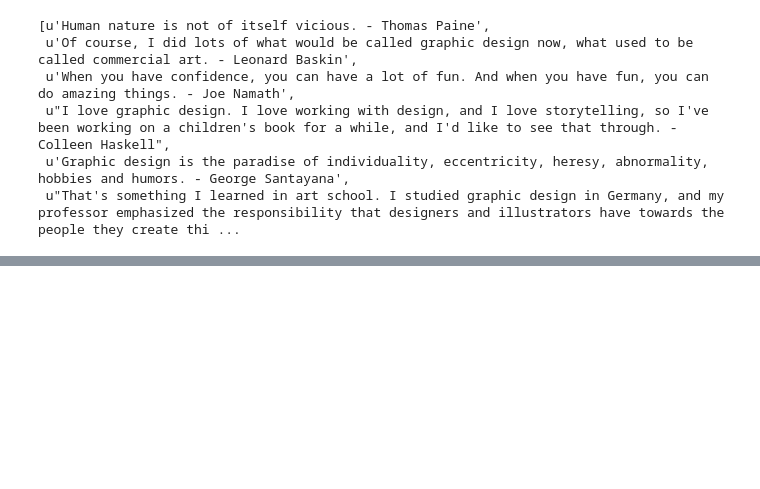
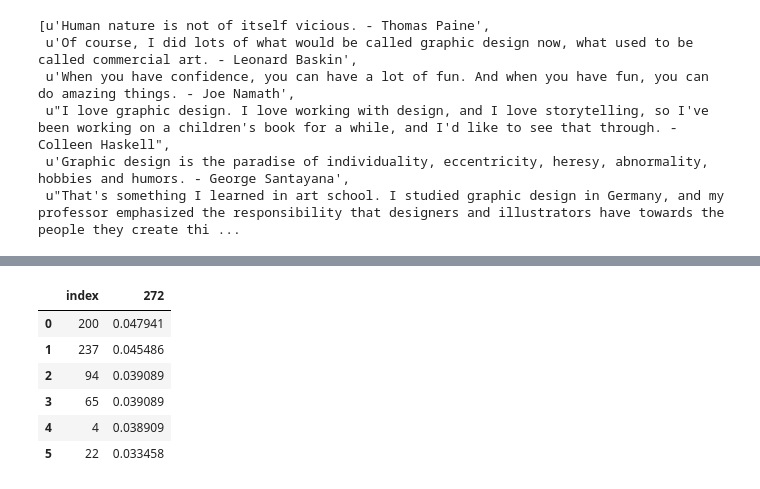
Before and after one commit to kanishkamisra/captionThis, a Jupyter notebook: Just Research.ipynb, the cells around one changed output, grey strips where cells are left out. Saved outputs shown, nothing was run; the diff lists cells and outputs as text; code cells hidden in the pictures; blank space fills up the shorter version.

```diff
--- a/Just Research.ipynb
+++ b/Just Research.ipynb
@@ -264,0 +339,4 @@ Get ready...
+# %%
+urls = urlize(tags)
+# %%
+quotes = pd.DataFrame({'Quote': captionize.get_quotes(urls)['Quote']})
@@ -264,0 +363,15 @@ Get ready...
+# %%
+tag_phrase = captionize.tagPhrase(tags)
+phrases = quotes.append(pd.DataFrame({'Quote' : [tag_phrase]})).reset_index(drop=True)
+# %%
+matrix = similarity_matrix(phrases['Quote'])
+# %%
+best_similarities(matrix)
+# %% [output]
+|  | index | 272 |
+| 0 | 200 | 0.047941 |
+| 1 | 237 | 0.045486 |
+| 2 | 94 | 0.039089 |
+| 3 | 65 | 0.039089 |
+| 4 | 4 | 0.038909 |
+| 5 | 22 | 0.033458 |
```
Also changed, not shown: parts of 19 cells of this notebook, 21 other files.
